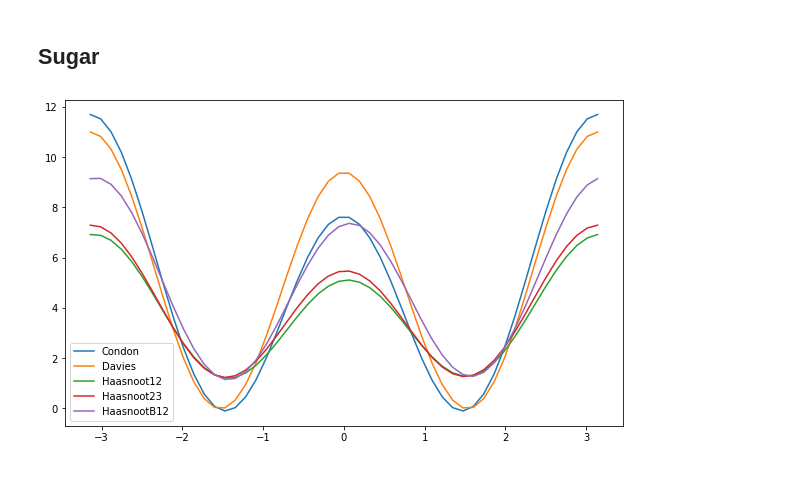
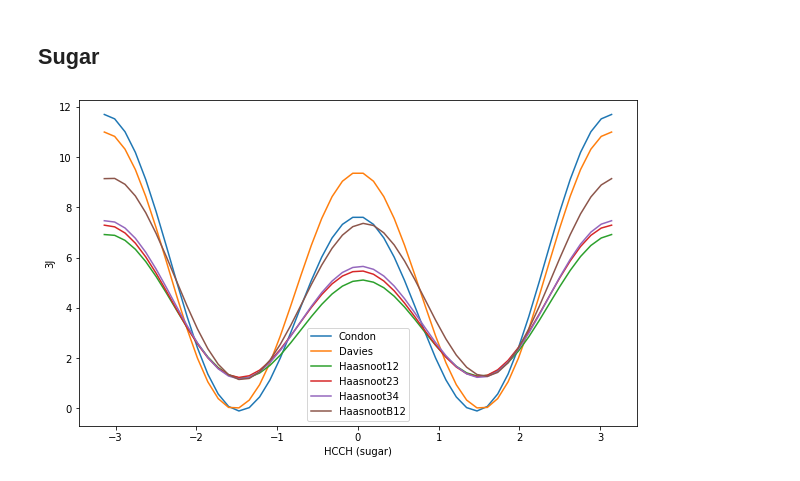
Before and after one commit to bussilab/karplus-equations, a Jupyter notebook: Karplus-Equations.ipynb, the cells around one changed output. Drawn from its saved outputs; the diff is of its cells as text; code cells hidden in the pictures.

```diff
--- a/Karplus-Equations.ipynb
+++ b/Karplus-Equations.ipynb
@@ -82,19 +82,21 @@ def karplus_sugar(x,par="Condon"):
 # %%
 plt.figure(figsize=(10,6))
 for l in [
     "Condon",
     "Davies",
     "Haasnoot12",
     "Haasnoot23",
-#    "Haasnoot34",
+    "Haasnoot34",
     "HaasnootB12",
 #    "Haasnoot12-check",
 #    "HaasnootB23",
 #    "HaasnootB34"
 ]:
     x=np.linspace(-np.pi,np.pi)
     plt.plot(x,karplus_sugar(x,par=l),label=l)
 plt.legend()
+plt.xlabel("HCCH (sugar)")
+plt.ylabel("3J")
 plt.show()
 # %% [output]
-[figure, old version]
+[figure, new version]
```
Also changed, not shown: parts of 4 cells of this notebook.
